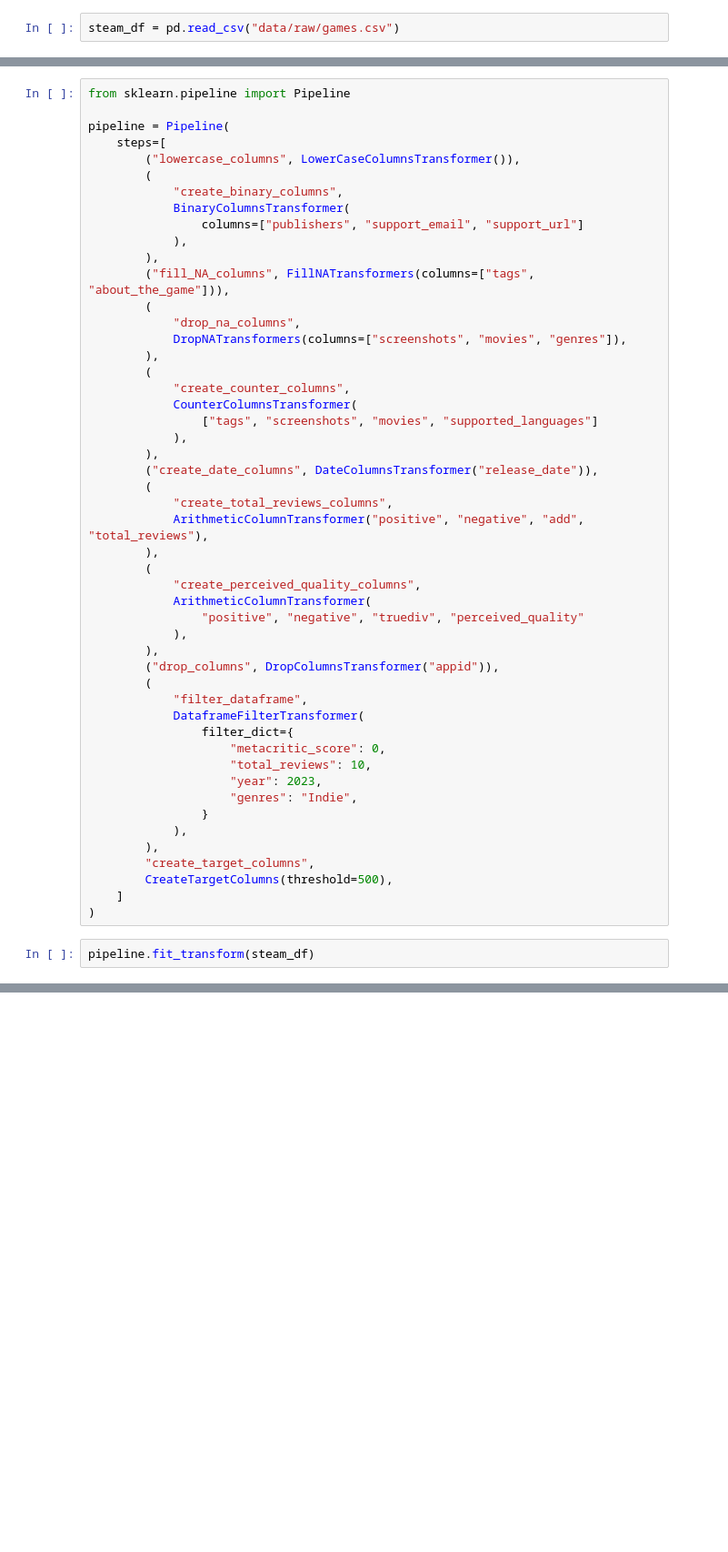
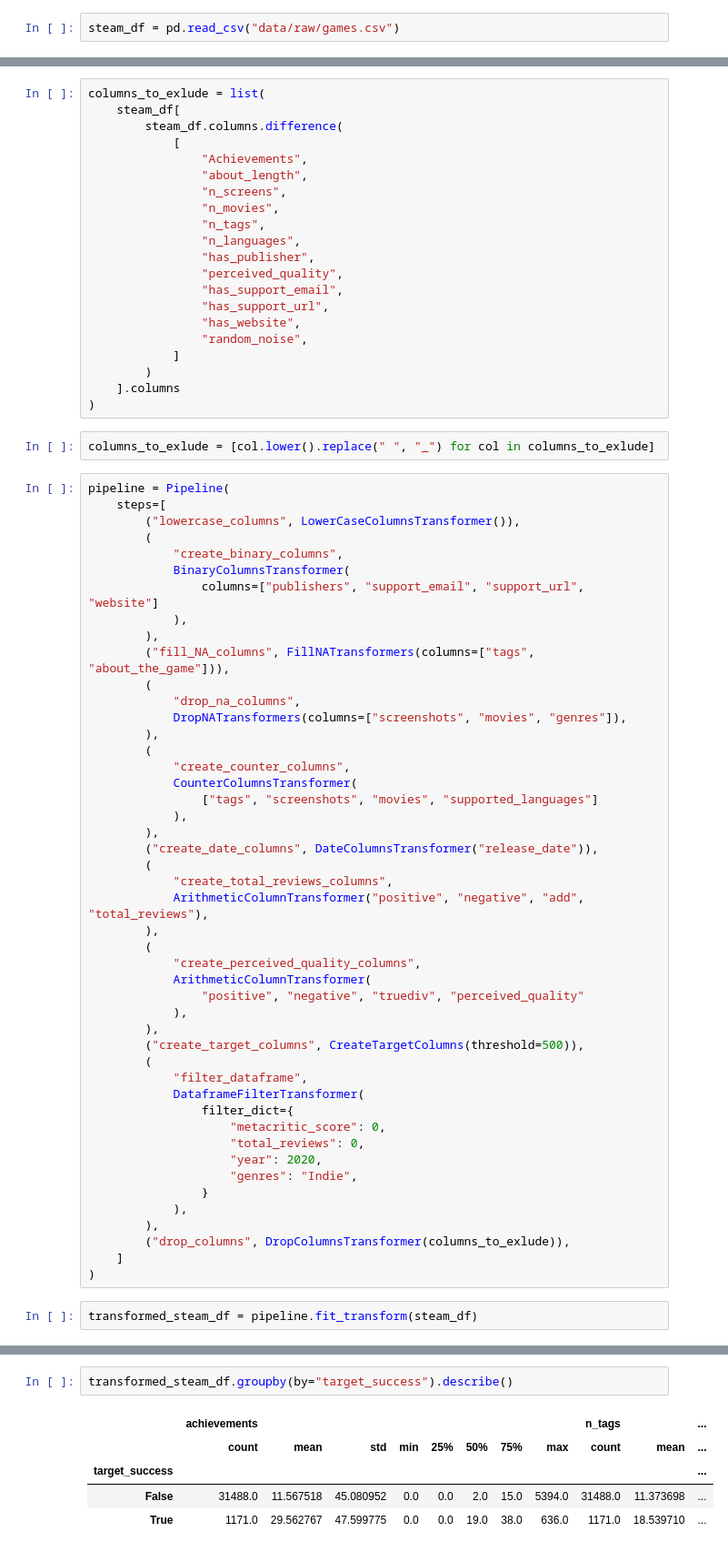
Before and after one commit to MatheusVazManzke/steam-analysis, a Jupyter notebook: notebooks/analysis/1.2-mvm-data-analysis.ipynb, the cells around one changed output, grey strips where cells are left out. Shown at 91% size. Cells and saved outputs as stored; diff of their text form; blank space fills up the shorter version.

```diff
--- a/notebooks/analysis/1.2-mvm-data-analysis.ipynb
+++ b/notebooks/analysis/1.2-mvm-data-analysis.ipynb
@@ -32,13 +38,34 @@ steam_df = pd.read_csv("data/raw/games.csv")
+# %%
+columns_to_exlude = list(
+    steam_df[
+        steam_df.columns.difference(
+            [
+                "Achievements",
+                "about_length",
+                "n_screens",
+                "n_movies",
+                "n_tags",
+                "n_languages",
+                "has_publisher",
+                "perceived_quality",
+                "has_support_email",
+                "has_support_url",
+                "has_website",
+                "random_noise",
+            ]
+        )
+    ].columns
+)
+# %%
+columns_to_exlude = [col.lower().replace(" ", "_") for col in columns_to_exlude]
 # %%
-from sklearn.pipeline import Pipeline
-
 pipeline = Pipeline(
     steps=[
         ("lowercase_columns", LowerCaseColumnsTransformer()),
         (
             "create_binary_columns",
             BinaryColumnsTransformer(
-                columns=["publishers", "support_email", "support_url"]
+                columns=["publishers", "support_email", "support_url", "website"]
             ),
         ),
         ("fill_NA_columns", FillNATransformers(columns=["tags", "about_the_game"])),
@@ -63,21 +90,20 @@ pipeline = Pipeline(
                 "positive", "negative", "truediv", "perceived_quality"
             ),
         ),
-        ("drop_columns", DropColumnsTransformer("appid")),
+        ("create_target_columns", CreateTargetColumns(threshold=500)),
         (
             "filter_dataframe",
             DataframeFilterTransformer(
                 filter_dict={
                     "metacritic_score": 0,
-                    "total_reviews": 10,
-                    "year": 2023,
+                    "total_reviews": 0,
+                    "year": 2020,
                     "genres": "Indie",
                 }
             ),
         ),
-        "create_target_columns",
-        CreateTargetColumns(threshold=500),
+        ("drop_columns", DropColumnsTransformer(columns_to_exlude)),
     ]
 )
 # %%
-pipeline.fit_transform(steam_df)
+transformed_steam_df = pipeline.fit_transform(steam_df)
@@ -114,0 +121,8 @@ X_transformed = X_transformed[
+# %%
+transformed_steam_df.groupby(by="target_success").describe()
+# %% [output]
+|  | achievements |  |  |  |  |  |  |  | n_tags |  | ... |
+|  | count | mean | std | min | 25% | 50% | 75% | max | count | mean | ... |
+| target_success |  |  |  |  |  |  |  |  |  |  | ... |
+| False | 31488.0 | 11.567518 | 45.080952 | 0.0 | 0.0 | 2.0 | 15.0 | 5394.0 | 31488.0 | 11.373698 | ... |
+| True | 1171.0 | 29.562767 | 47.599775 | 0.0 | 0.0 | 19.0 | 38.0 | 636.0 | 1171.0 | 18.539710 | ... |
```
Also changed, not shown: parts of 25 cells of this notebook, 14 other files.
